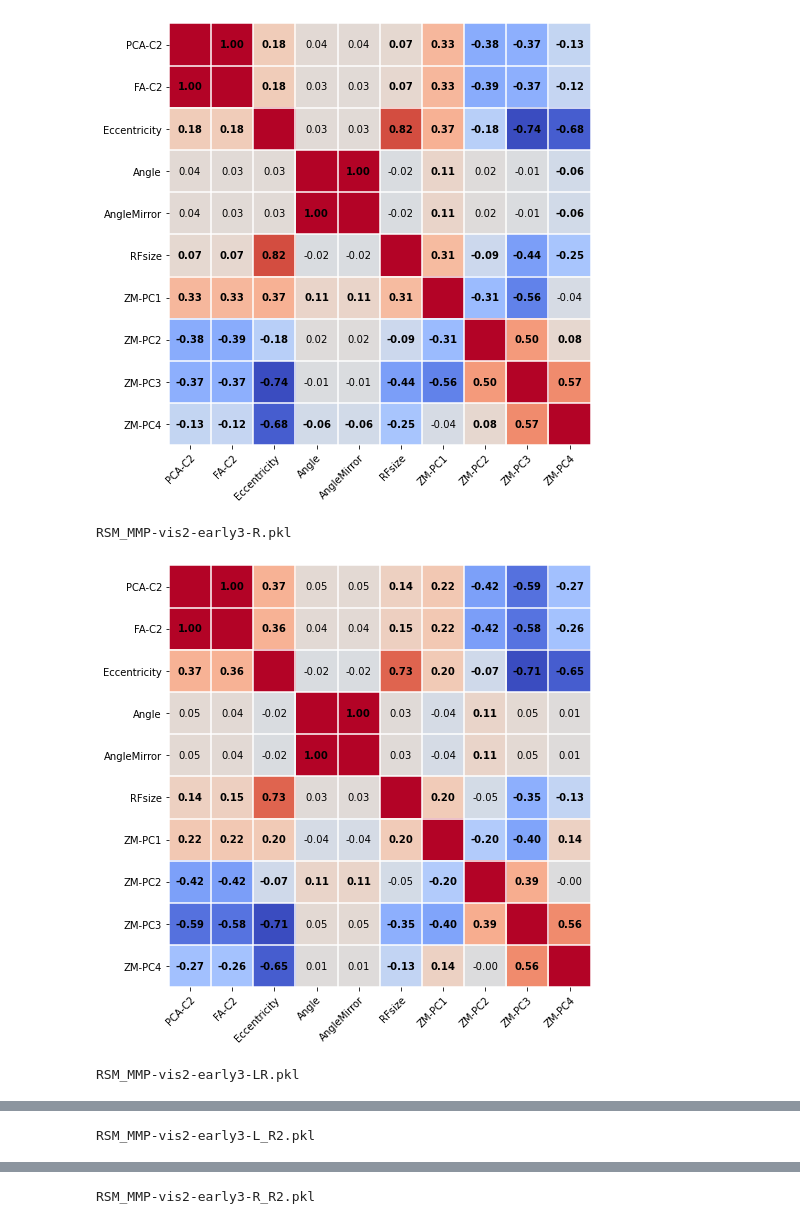
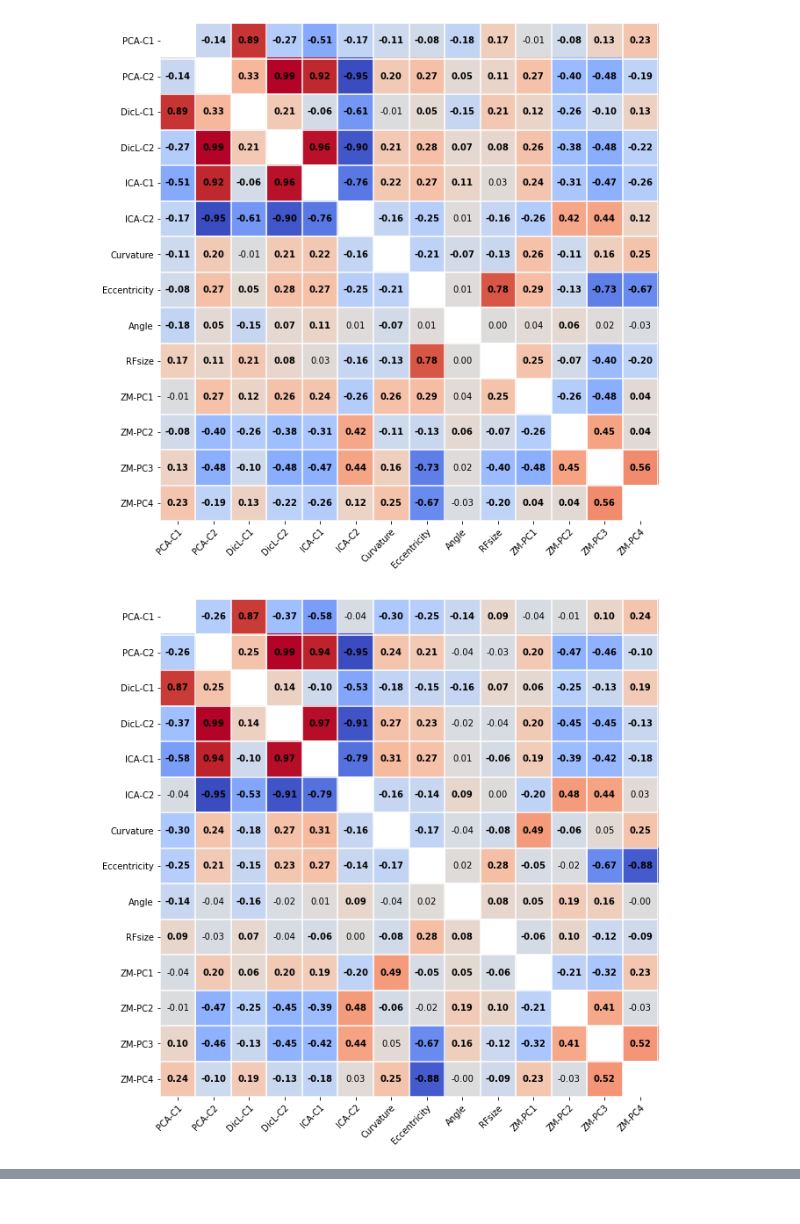
Before and after one commit to BNUCNL/nibrain, a Jupyter notebook: cxy_visual_dev/scripts/plot_RSM.ipynb, the cells around one changed output, grey strips where cells are left out. Drawn from its saved outputs; the diff is of its cells as text; code cells hidden in the pictures.

Commit message:
cxy_visual_dev: update

```diff
--- a/cxy_visual_dev/scripts/plot_RSM.ipynb
+++ b/cxy_visual_dev/scripts/plot_RSM.ipynb
@@ -71,26 +78,30 @@ def plot_sym_mat(fpath, figsize, mtc, out_file):
         plt.savefig(out_file)
 # %%
 fnames = [
-    'RSM_MMP-vis2-early3-L.pkl',
-    'RSM_MMP-vis2-early3-R.pkl',
+    # 'RSM_MMP-vis2-early3-L.pkl',
+    # 'RSM_MMP-vis2-early3-R.pkl',
     'RSM_MMP-vis2-early3-LR.pkl',
-    'RSM_MMP-vis2-early3-L_R2.pkl',
-    'RSM_MMP-vis2-early3-R_R2.pkl',
+    # 'RSM_MMP-vis2-early3-L_R2.pkl',
+    # 'RSM_MMP-vis2-early3-R_R2.pkl',
     'RSM_MMP-vis2-early3-LR_R2.pkl',
-    'RSM_MMP-vis2-L.pkl',
-    'RSM_MMP-vis2-R.pkl',
+    # 'RSM_MMP-vis2-L.pkl',
+    # 'RSM_MMP-vis2-R.pkl',
     'RSM_MMP-vis2-LR.pkl',
-    'RSM_MMP-vis2-L_R2.pkl',
-    'RSM_MMP-vis2-R_R2.pkl',
-    'RSM_MMP-vis2-LR_R2.pkl'
+    # 'RSM_MMP-vis2-L_R2.pkl',
+    # 'RSM_MMP-vis2-R_R2.pkl',
+    'RSM_MMP-vis2-LR_R2.pkl',
+    'RSM_MMP-vis2-later3-LR.pkl',
+    'RSM_MMP-vis2-later3-LR_R2.pkl'
 ]
 
 for fname in fnames:
     print(fname)
     plot_sym_mat(
         fpath=pjoin(anal_dir, f'RSM/{fname}'),
-        figsize=(7, 7), mtc=False,
-        out_file=None
-        # out_file=pjoin(work_dir, f"{fname.split('.')[0]}.jpg")
+        items=('PCA-C1', 'PCA-C2', 'DicL-C1', 'DicL-C2', 'ICA-C1', 'ICA-C2', 'Curvature',
+        'Eccentricity', 'Angle', 'RFsize', 'ZM-PC1', 'ZM-PC2', 'ZM-PC3', 'ZM-PC4'),
+        figsize=(9, 9), mtc=False,
+        # out_file=None
+        out_file=pjoin(work_dir, f"{fname.split('.')[0]}.jpg")
     )
 # %% [output]
@@ -98,4 +114,2 @@ RSM_MMP-vis2-early3-L.pkl
-[figure, old version]
+[figure, new version]
-RSM_MMP-vis2-early3-R.pkl
-[figure, old version]
+[figure, new version]
-RSM_MMP-vis2-early3-LR.pkl
@@ -103 +116,0 @@ RSM_MMP-vis2-early3-LR.pkl
-RSM_MMP-vis2-early3-L_R2.pkl
@@ -105 +117,0 @@ RSM_MMP-vis2-early3-L_R2.pkl
-RSM_MMP-vis2-early3-R_R2.pkl
```
Also changed, not shown: parts of 2 cells of this notebook, 6 other files.
